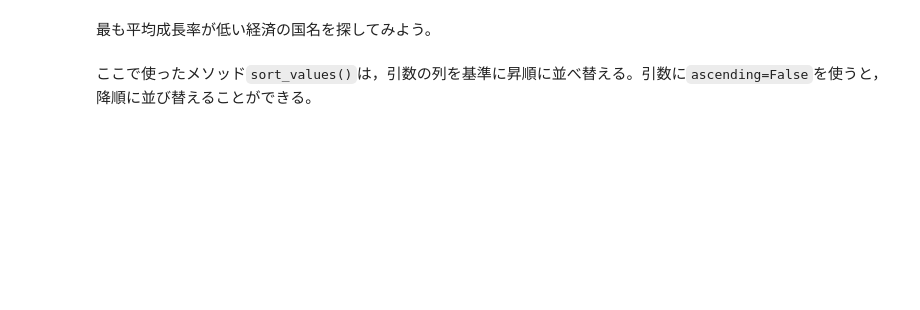
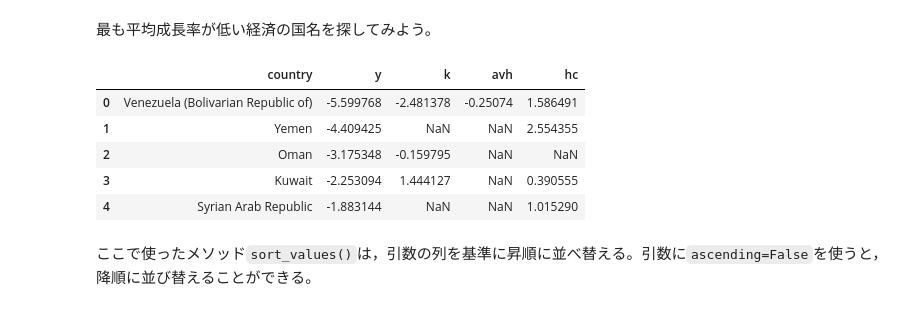
Before and after one commit to Py4Macro/py4macro.github.io, a Jupyter notebook: 5b_Growth_Accounting.ipynb, the cells around one changed output. Cells and saved outputs as stored; diff of their text form; code cells hidden in the pictures; blank space fills up the shorter version.

```diff
--- a/5b_Growth_Accounting.ipynb
+++ b/5b_Growth_Accounting.ipynb
@@ -314,8 +344,15 @@ len(df_growth.loc[cond,:])
 # %% [markdown]
 最も平均成長率が低い経済の国名を探してみよう。
 # %%
-df_growth_sorted = df_growth.sort_values('y')
+df_growth_sorted = df_growth.sort_values('y').reset_index(drop=True)
 df_growth_sorted.head()
+# %% [output]
+|  | country | y | k | avh | hc |
+| 0 | Venezuela (Bolivarian Republic of) | -5.599768 | -2.481378 | -0.25074 | 1.586491 |
+| 1 | Yemen | -4.409425 | NaN | NaN | 2.554355 |
+| 2 | Oman | -3.175348 | -0.159795 | NaN | NaN |
+| 3 | Kuwait | -2.253094 | 1.444127 | NaN | 0.390555 |
+| 4 | Syrian Arab Republic | -1.883144 | NaN | NaN | 1.015290 |
 # %% [markdown]
 ここで使ったメソッド`sort_values()`は，引数の列を基準に昇順に並べ替える。引数に`ascending=False`を使うと，降順に並び替えることができる。
 # %%
```
Also changed, not shown: parts of 41 cells of this notebook.
